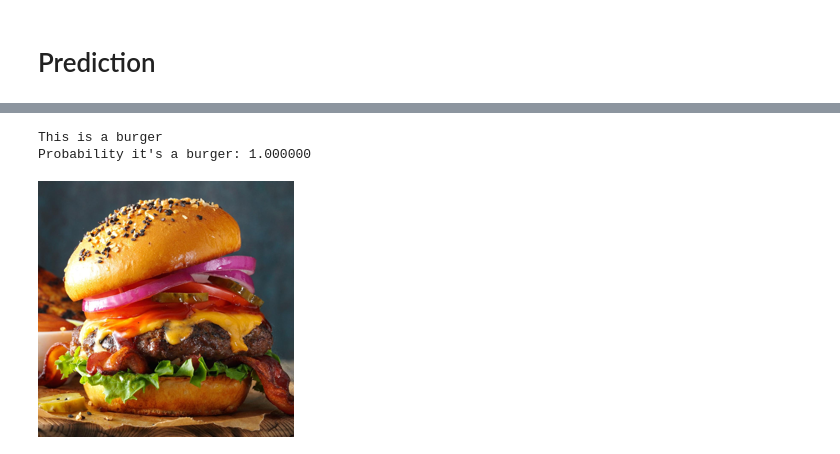
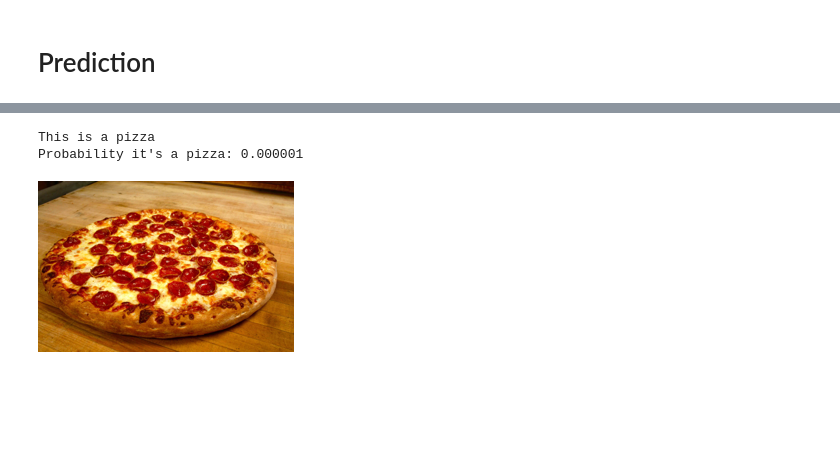
Before and after one commit to theredditbandit/learning-deep-learning, a Jupyter notebook: not_hotdog.ipynb, the cells around one changed output, grey strips where cells are left out. Drawn from its saved outputs; the diff is of its cells as text; code cells hidden in the pictures; blank space fills up the shorter version.

```diff
--- a/not_hotdog.ipynb
+++ b/not_hotdog.ipynb
@@ -131,15 +111,15 @@ learn.fine_tune(20)
 # %% [markdown]
 # Prediction
 # %%
-item = 'burger.jpg'
+item = 'pizza.jpg'
 # item = 'hotdog.jpg'
 pred , _ , probs = learn.predict(PILImage.create(item))
 print(f"This is a {pred}")
 print(f"Probability it's a {pred}: {probs[0]:.6f}")
 
 Image.open(item).to_thumb(256,256)
 # %% [output]
 [interactive output not drawn]
-This is a burger
-Probability it's a burger: 1.000000
+This is a pizza
+Probability it's a pizza: 0.000001
-[figure, old version]
+[figure, new version]
```
Also changed, not shown: parts of 10 cells of this notebook.
